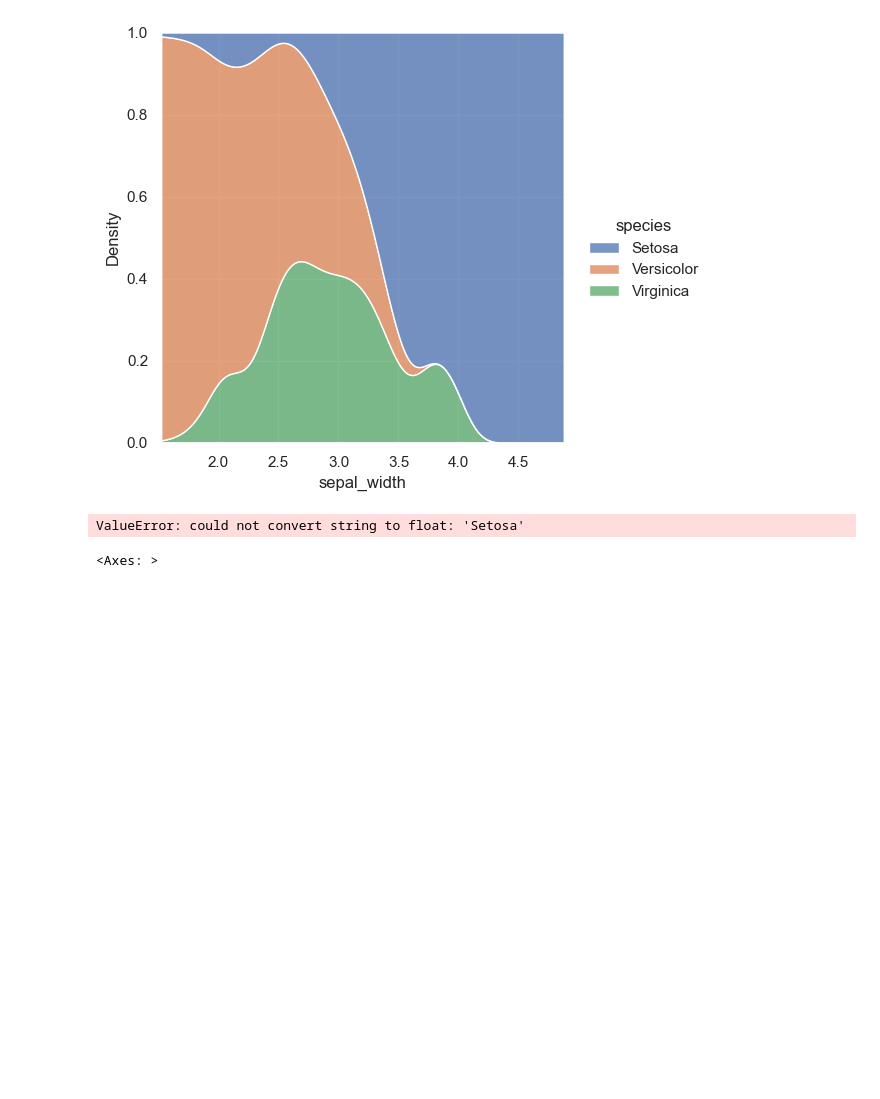
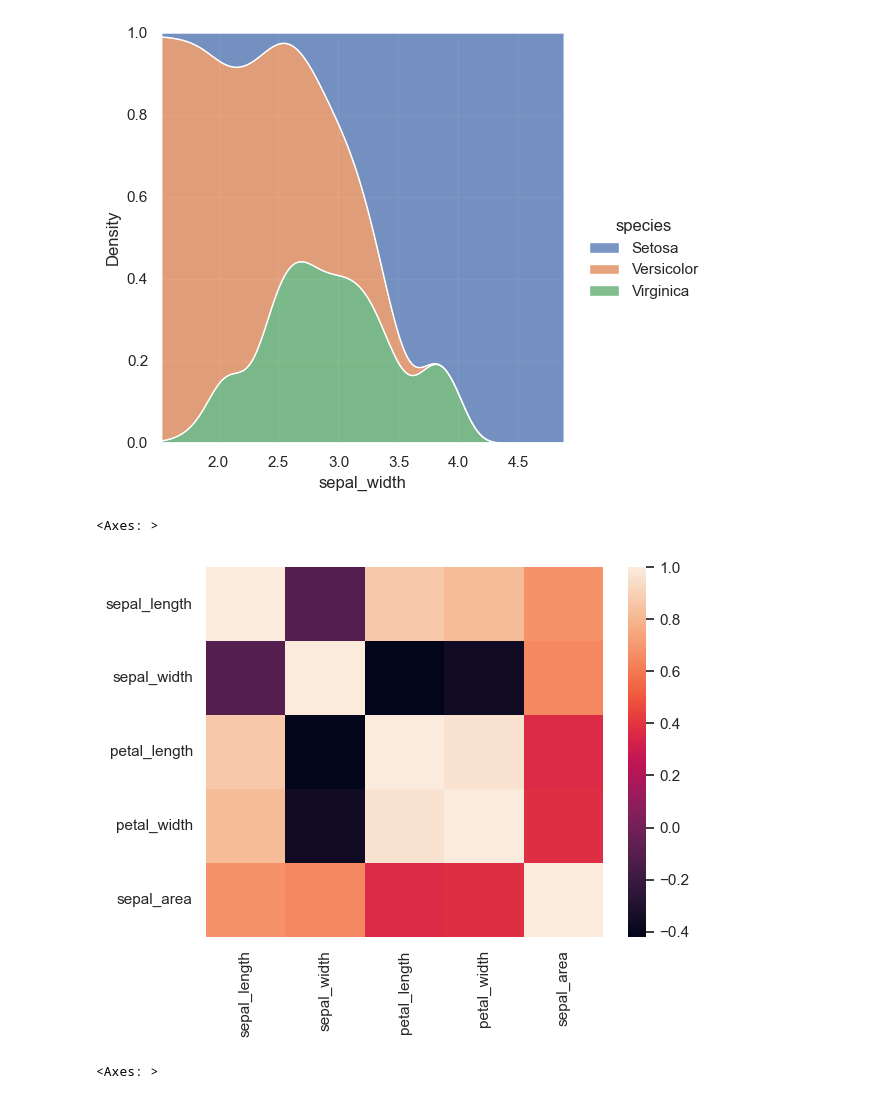
Before and after one commit to Kirigaya-Suguha/Final_Project_6, a Jupyter notebook: Project_6_Data Plots_and_Visualization.ipynb, the cells around one changed output. Drawn from its saved outputs; the diff is of its cells as text; code cells hidden in the pictures; blank space fills up the shorter version.

```diff
--- a/Project_6_Data Plots_and_Visualization.ipynb
+++ b/Project_6_Data Plots_and_Visualization.ipynb
@@ -745,9 +791,10 @@ sns.displot(data = df, x = 'sepal_width', kind = 'kde', hue = 'species', multipl
 <seaborn.axisgrid.FacetGrid at 0x...>
 [figure]
 # %%
-sns.heatmap(df.corr())
+sns.heatmap(df[['sepal_length', 'sepal_width', 'petal_length', 'petal_width', 'sepal_area']].corr())
 # %% [output]
-ValueError: could not convert string to float: 'Setosa'
+<Axes: >
+[figure, added]
 # %%
 sns.violinplot(data=df[['sepal_length', 'sepal_width', 'petal_length', 'petal_width']], palette="light:g", inner="points", orient="h")
 # %% [output]
```
Also changed, not shown: parts of 8 cells of this notebook.
